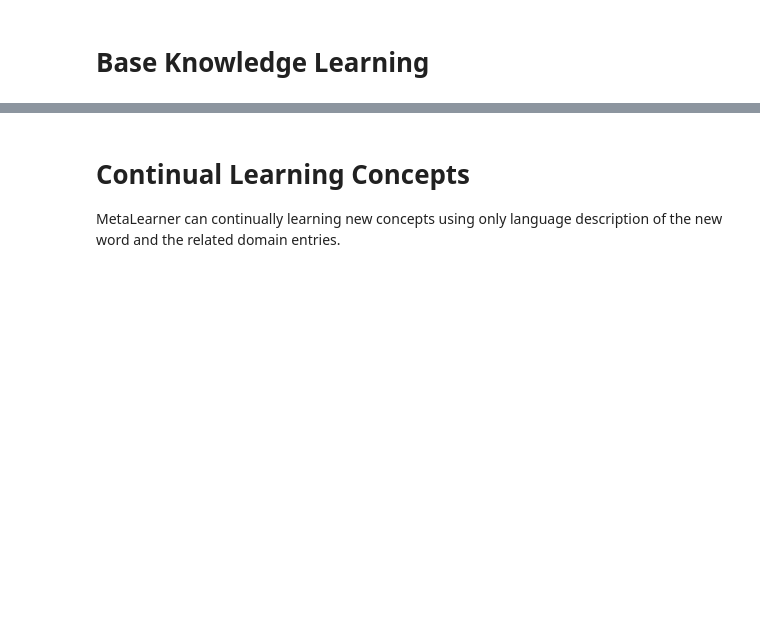
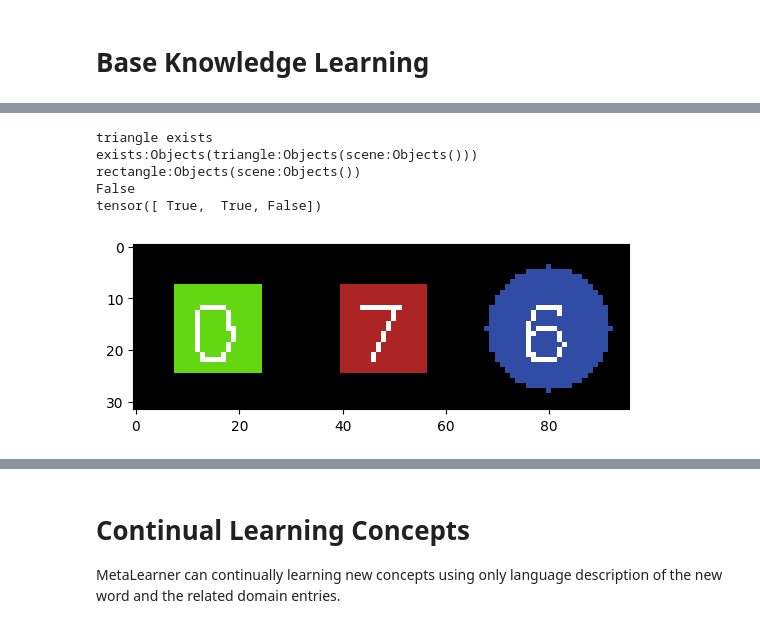
Before and after one commit to ZongjingLi/MetaLearner, a Jupyter notebook: debug_domain.ipynb, the cells around one changed output, grey strips where cells are left out. Drawn from its saved outputs; the diff is of its cells as text; code cells hidden in the pictures; blank space fills up the shorter version.

```diff
--- a/debug_domain.ipynb
+++ b/debug_domain.ipynb
@@ -69,0 +96,36 @@ learner.execute_display("exists triangle", grounding = {"image":image}, tp = BOO
+# %%
+from core.model import MetaLearner
+import torch
+learner = MetaLearner([])
+learner.load_ckpt("outputs/checkpoints/s3d")
+from helchriss.dsl.dsl_types import BOOL
+
+idx = 0
+train_dataset = train_dataset.random_shuffle()
+image = train_dataset[idx]['image']
+query = train_dataset[idx]["query"]
+program = train_dataset[idx]["program"]
+answer = train_dataset[idx]["answer"]
+plt.imshow(image.permute(1, 2, 0).numpy()[..., ::-1] * 0.5 + 0.5)
+
+label_value = "rectangle"
+expr = f'exists:Objects({label_value}:Objects(scene:Objects()))'
+expr = f'{label_value}:Objects(scene:Objects())'
+
+
+label_value1 = "red"
+label_value2 = "circle"
+relation = "right"
+#print(f"exists {label_value1} at {relation} of {label_value2}")
+#expr = f"exists:Objects({label_value1}:Objects({relation}:Objects({label_value2}:Objects(scene:Objects()),scene:Objects())))"
+
+
+print(query)
+print(program, expr)
+print(answer)
+
+print(learner.executor.evaluate(expr, grounding = {"image":image}).value[:,0] > 0)
+
+
+#learner.execute_display("exists triangle", grounding = {"image":image}, tp = BOOL,  topK = 10)
+# %% [output]
@@ -70,2 +136,7 @@ learner.execute_display("exists triangle", grounding = {"image":image}, tp = BOO
+triangle exists
+exists:Objects(triangle:Objects(scene:Objects())) rectangle:Objects(scene:Objects())
+False
+tensor([ True,  True, False])
+[figure, added]
 # %%
 for (entry, weight) in learner.maximal_parse("exists circle", tp = BOOL):print(entry, weight)
```
Also changed, not shown: parts of 10 cells of this notebook, 37 other files.
